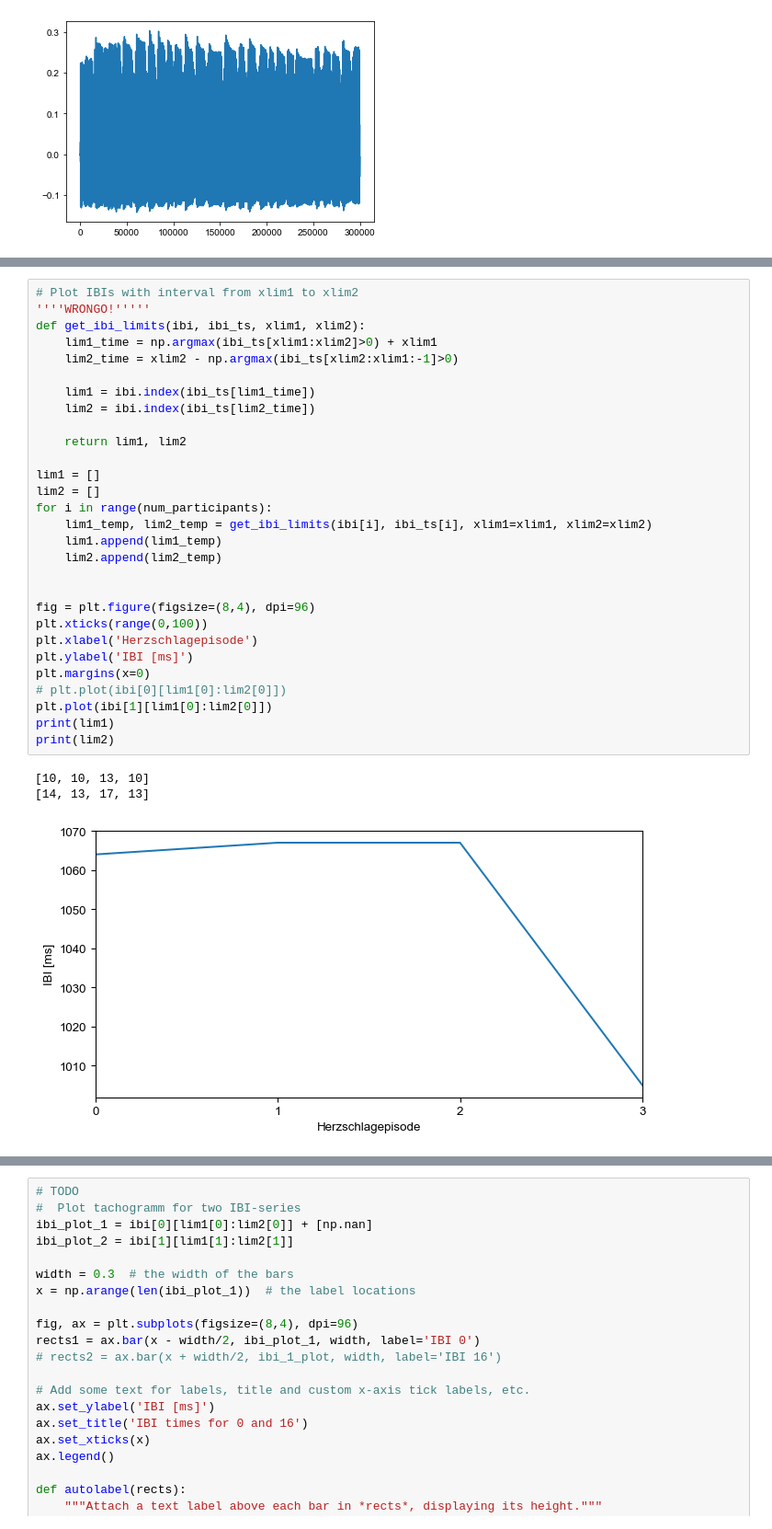
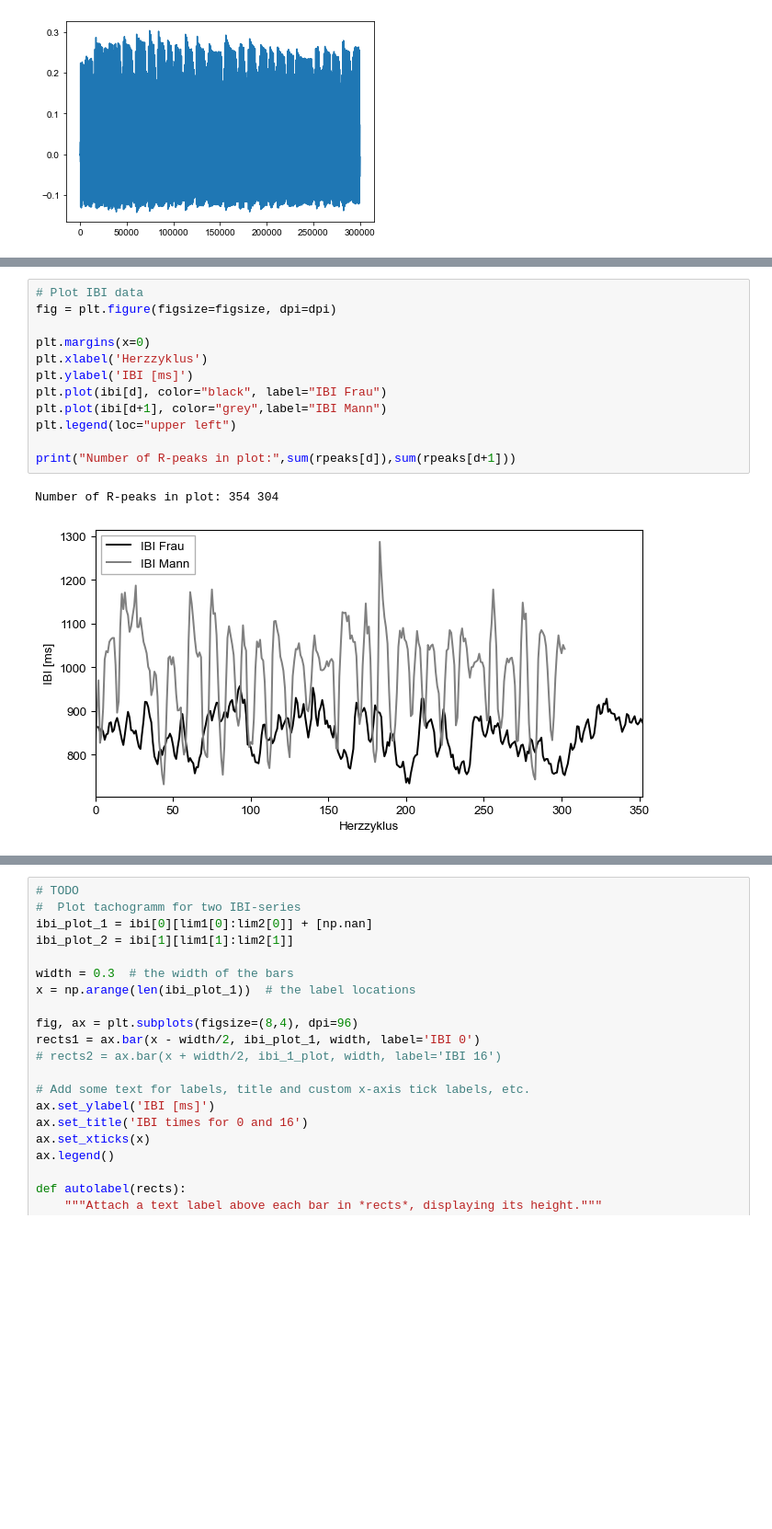
Before and after one commit to visserle/two-hearts, a Jupyter notebook: plots.ipynb, the cells around one changed output, grey strips where cells are left out. Shown: that part at 92% size. Saved outputs shown, nothing was run; the diff lists cells and outputs as text; blank space fills up the shorter version.

```diff
--- a/plots.ipynb
+++ b/plots.ipynb
@@ -161,33 +338,15 @@ print(len(ibi[2]),len(ibi_ts[3]))
-# %%
-# Plot IBIs with interval from xlim1 to xlim2
-''''WRONGO!'''''
-def get_ibi_limits(ibi, ibi_ts, xlim1, xlim2):
-    lim1_time = np.argmax(ibi_ts[xlim1:xlim2]>0) + xlim1
-    lim2_time = xlim2 - np.argmax(ibi_ts[xlim2:xlim1:-1]>0)
-
-    lim1 = ibi.index(ibi_ts[lim1_time])
-    lim2 = ibi.index(ibi_ts[lim2_time])
-
-    return lim1, lim2
-
-lim1 = []
-lim2 = []
-for i in range(num_participants):
-    lim1_temp, lim2_temp = get_ibi_limits(ibi[i], ibi_ts[i], xlim1=xlim1, xlim2=xlim2)
-    lim1.append(lim1_temp)
-    lim2.append(lim2_temp)
-
-
-fig = plt.figure(figsize=(8,4), dpi=96)
-plt.xticks(range(0,100))
-plt.xlabel('Herzschlagepisode')
-plt.ylabel('IBI [ms]')
-plt.margins(x=0)
-# plt.plot(ibi[0][lim1[0]:lim2[0]])
-plt.plot(ibi[1][lim1[0]:lim2[0]])
-print(lim1)
-print(lim2)
-# %% [output]
-[10, 10, 13, 10]
-[14, 13, 17, 13]
-[figure, removed]
+# %%
+# Plot IBI data
+fig = plt.figure(figsize=figsize, dpi=dpi)
+
+plt.margins(x=0)
+plt.xlabel('Herzzyklus')
+plt.ylabel('IBI [ms]')
+plt.plot(ibi[d], color="black", label="IBI Frau")
+plt.plot(ibi[d+1], color="grey",label="IBI Mann")
+plt.legend(loc="upper left")
+
+print("Number of R-peaks in plot:",sum(rpeaks[d]),sum(rpeaks[d+1]))
+# %% [output]
+Number of R-peaks in plot: 354 304
+[figure, added]
```
Also changed, not shown: parts of 34 cells of this notebook.
